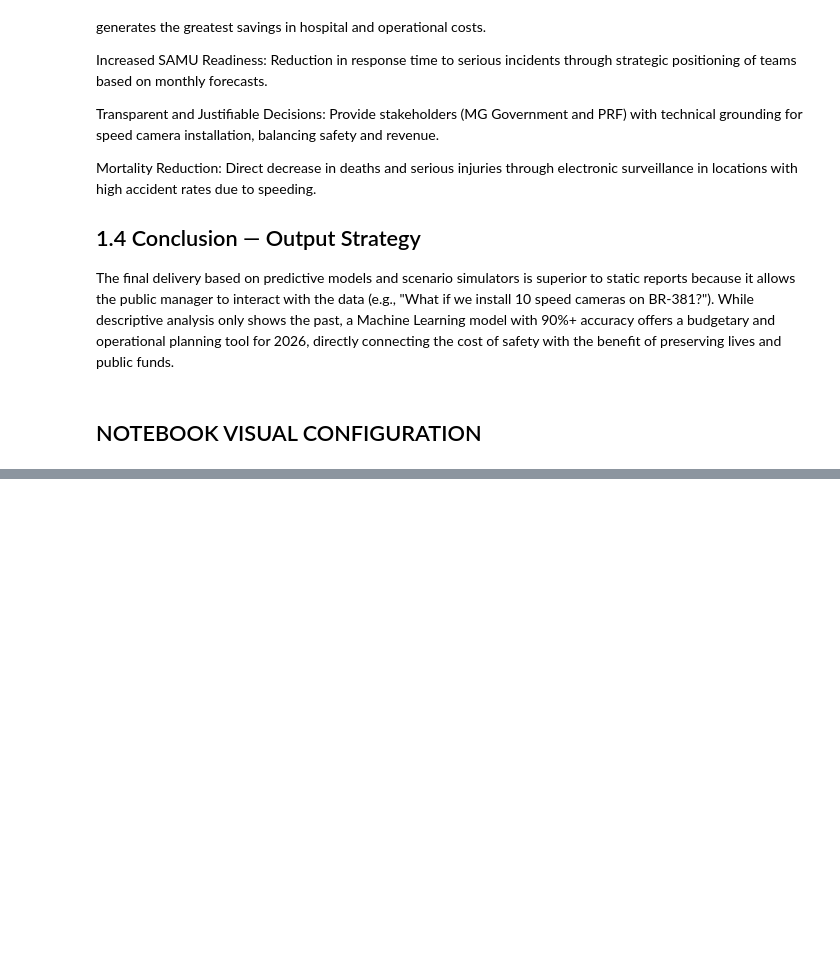
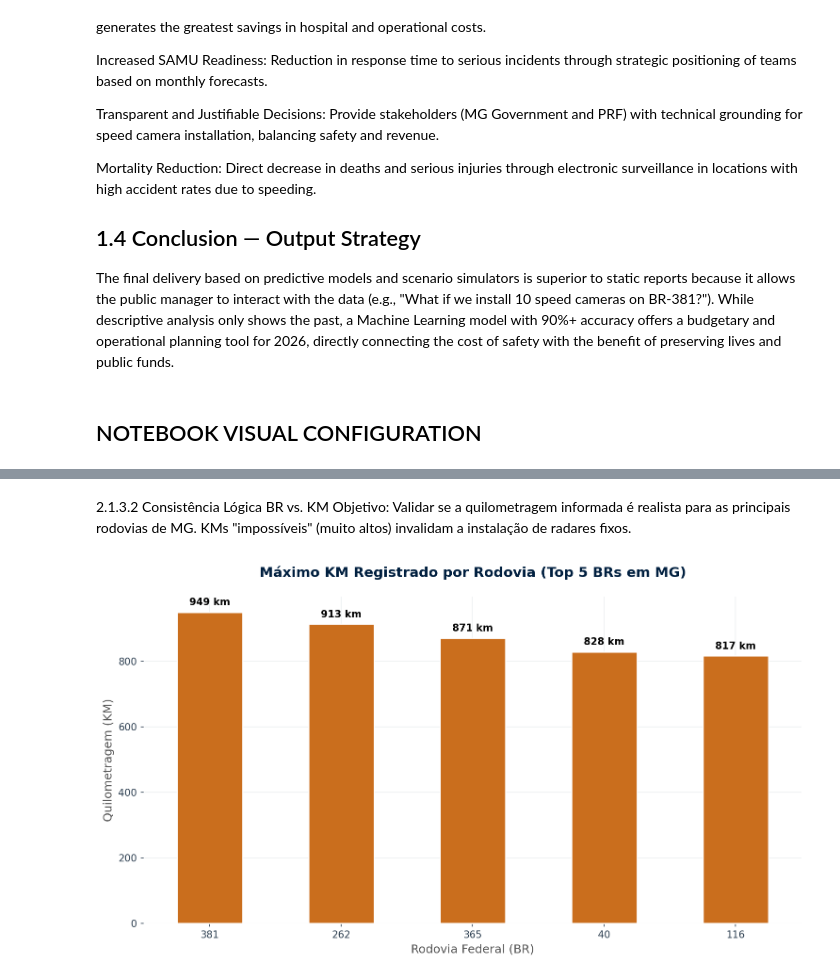
Before and after one commit to EduardoAraujoo/RoadRisk-Public-Spending-Brazil, a Jupyter notebook: notebooks/1. EDA.ipynb, the cells around one changed output, grey strips where cells are left out. Saved outputs shown, nothing was run; the diff lists cells and outputs as text; code cells hidden in the pictures; blank space fills up the shorter version.

```diff
--- a/notebooks/1. EDA.ipynb
+++ b/notebooks/1. EDA.ipynb
@@ -146,0 +404,31 @@ Total de Pessoas envolvidas em MG: 561796
+# %% [markdown]
+2.1.3.2 Consistência Lógica BR vs. KM
+Objetivo: Validar se a quilometragem informada é realista para as principais rodovias de MG. KMs "impossíveis" (muito altos) invalidam a instalação de radares fixos.
+# %%
+# 1. Seleção das 5 BRs com mais acidentes para auditoria
+top_brs = df_occ['br'].value_counts().head(5).index
+df_top_brs = df_occ[df_occ['br'].isin(top_brs)]
+
+# 2. Cálculo do KM Máximo registrado por BR
+max_km_per_br = df_top_brs.groupby('br')['km'].max().sort_values(ascending=False)
+
+# 3. Gráfico de Barras de Extensão Registrada
+plt.figure(figsize=(12, 6))
+ax = max_km_per_br.plot(kind='bar', color=color_palette[1], edgecolor='white', linewidth=1.2) # Vibrant Orange
+
+plt.title("Máximo KM Registrado por Rodovia (Top 5 BRs em MG)",
+          fontsize=14, pad=20, fontweight='bold', color=color_palette[0])
+plt.ylabel("Quilometragem (KM)")
+plt.xlabel("Rodovia Federal (BR)")
+plt.xticks(rotation=0)
+
+for p in ax.patches:
+    ax.annotate(f'{int(p.get_height())} km',
+                (p.get_x() + p.get_width() / 2., p.get_height()),
+                ha='center', va='center', xytext=(0, 10),
+                textcoords='offset points', fontsize=10, fontweight='bold')
+
+sns.despine()
+plt.show()
+# %% [output]
+[figure, added]
```
Also changed, not shown: parts of 35 cells of this notebook.
